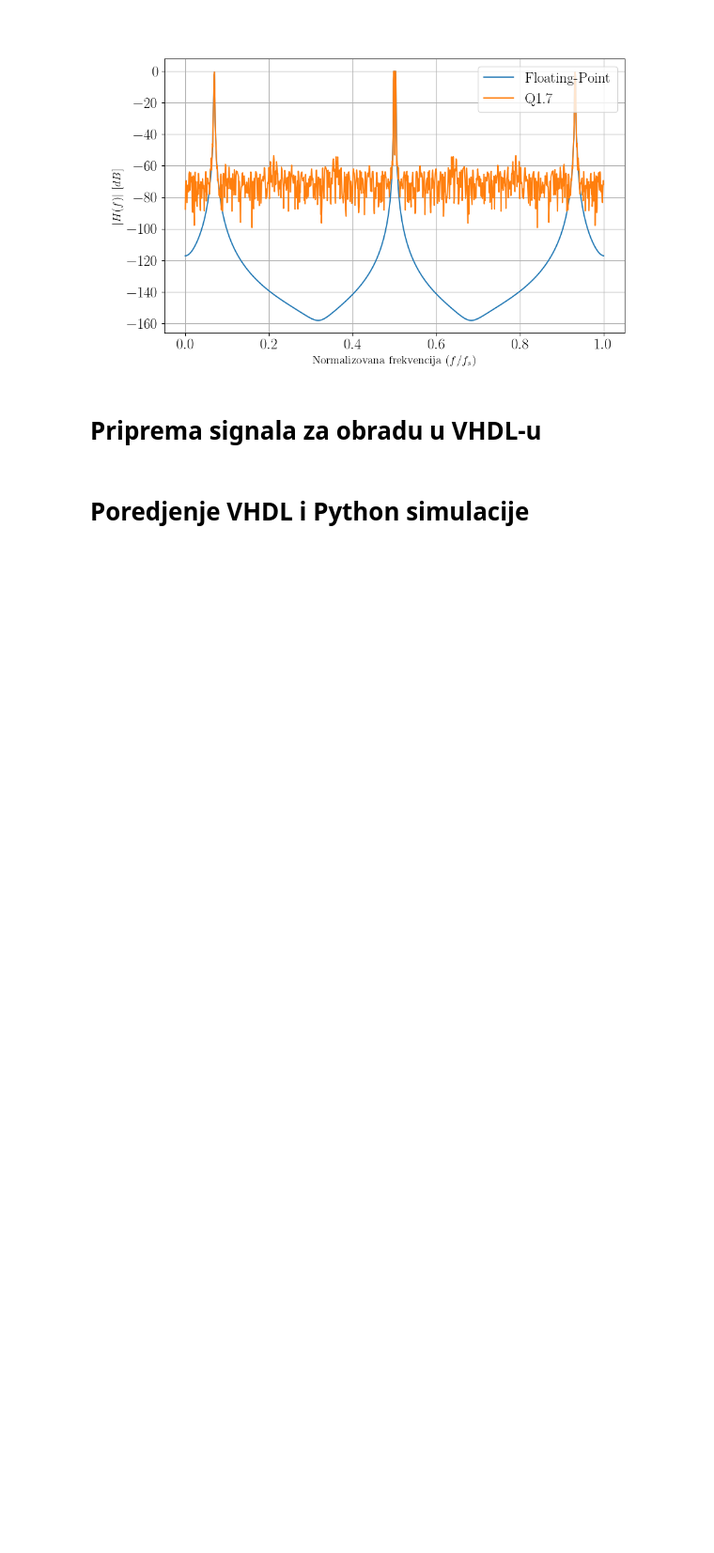
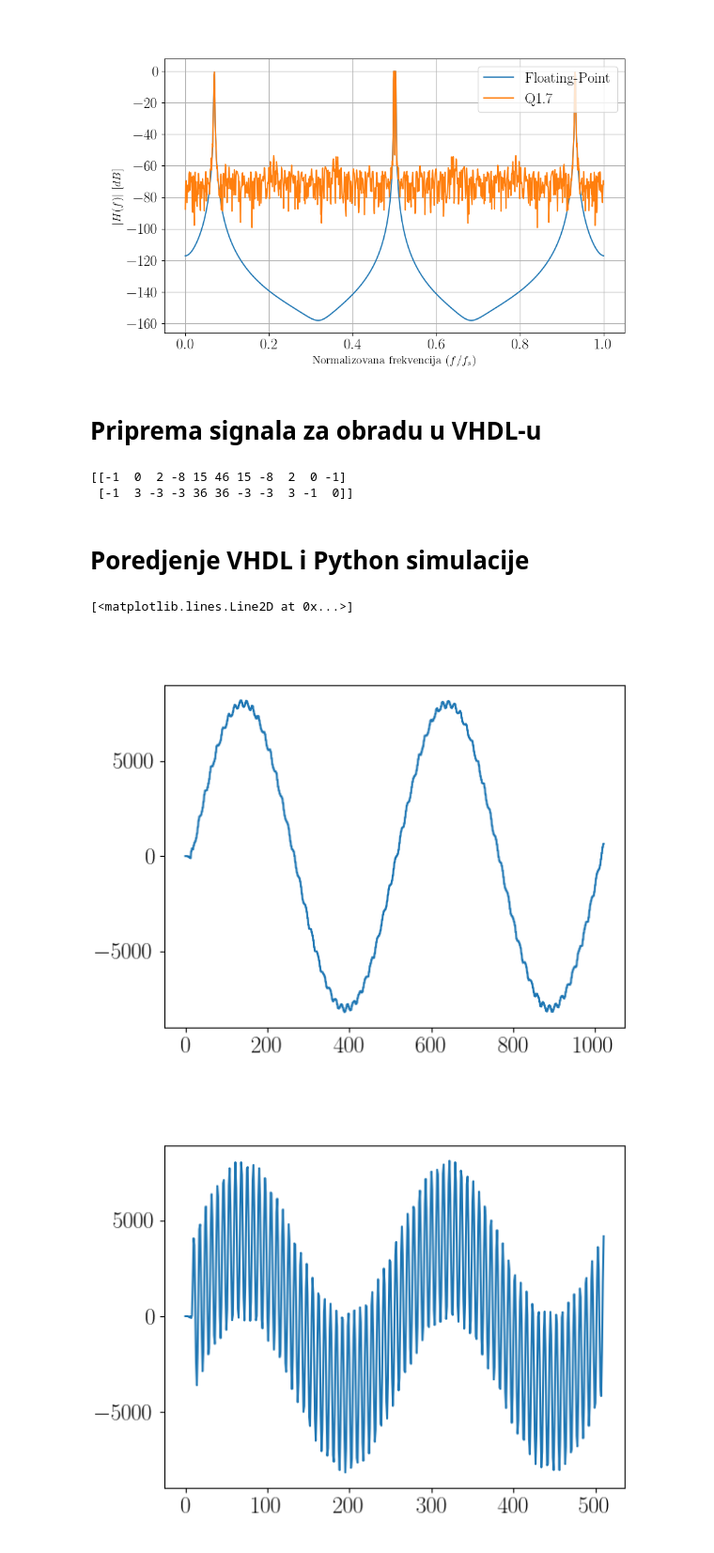
Before and after one commit to urosminoski/DPS, a Jupyter notebook: DPS_2023_3133_Uros_Minoski/python/sim_fir.ipynb, the cells around one changed output. Shown at 94% size. Drawn from its saved outputs; the diff is of its cells as text; code cells hidden in the pictures; blank space fills up the shorter version.

```diff
--- a/DPS_2023_3133_Uros_Minoski/python/sim_fir.ipynb
+++ b/DPS_2023_3133_Uros_Minoski/python/sim_fir.ipynb
@@ -128,9 +128,40 @@ plt.show();
 # Priprema signala za obradu u VHDL-u
 # %%
 firCoeff_q1n_poly = makePolyphase(firCoeff_q1n, D)
+print(firCoeff_q1n_poly)
+xin_q1n_phase0 = xin_q1n[::D]
+xin_q1n_phase1 = xin_q1n[1::D]
 
 np.savetxt("../vhdl/fir_RAG/data/firCoeff_q1n_phase0.txt", firCoeff_q1n_poly[0], fmt="%d")
 np.savetxt("../vhdl/fir_RAG/data/firCoeff_q1n_phase1.txt", firCoeff_q1n_poly[1], fmt="%d")
+np.savetxt("../vhdl/fir_RAG/data/xin_q1n_phase0.txt", xin_q1n_phase0, fmt="%d")
+np.savetxt("../vhdl/fir_RAG/data/xin_q1n_phase1.txt", xin_q1n_phase1, fmt="%d")
 np.savetxt("../vhdl/fir_RAG/data/xin_q1n.txt", xin_q1n, fmt="%d")
+# %% [output]
+[[-1  0  2 -8 15 46 15 -8  2  0 -1]
+ [-1  3 -3 -3 36 36 -3 -3  3 -1  0]]
 # %% [markdown]
 # Poredjenje VHDL i Python simulacije
+# %%
+xout_dec_vhdl = np.loadtxt("../vhdl/poly_dec_RAG/data/xout_dec.txt", dtype=np.int32)
+xout_dec0_vhdl = np.loadtxt("../vhdl/poly_dec_RAG/data/xout_dec_0.txt", dtype=np.int32)
+xout_dec1_vhdl = np.loadtxt("../vhdl/poly_dec_RAG/data/xout_dec_1.txt", dtype=np.int32)
+
+xout_dec0_vhdl = xout_dec0_vhdl[::2]
+xout_dec1_vhdl = xout_dec1_vhdl[::2]
+
+plt.figure()
+plt.plot(xout_dec_vhdl)
+
+plt.figure()
+plt.plot(xout_dec0_vhdl)
+
+plt.figure()
+plt.plot(xout_dec1_vhdl)
+
+plt.figure()
+plt.plot(xout_dec0_vhdl + xout_dec1_vhdl)
+# %% [output]
+[<matplotlib.lines.Line2D at 0x...>]
+[figure, added]
+[figure, added]
```
Also changed, not shown: parts of 3 cells of this notebook, 7 other files.
